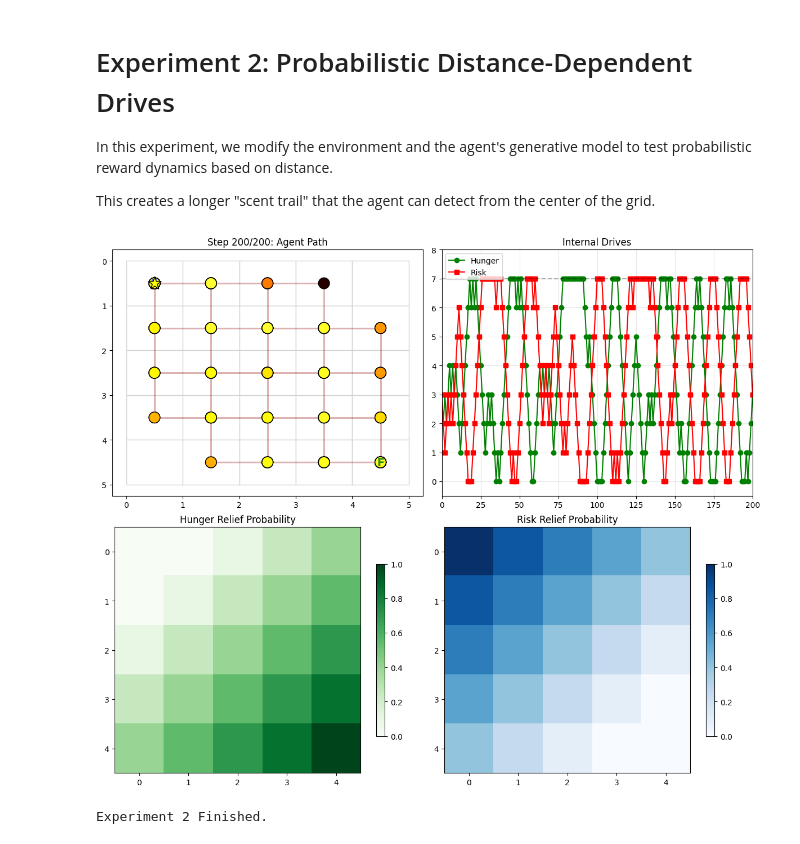
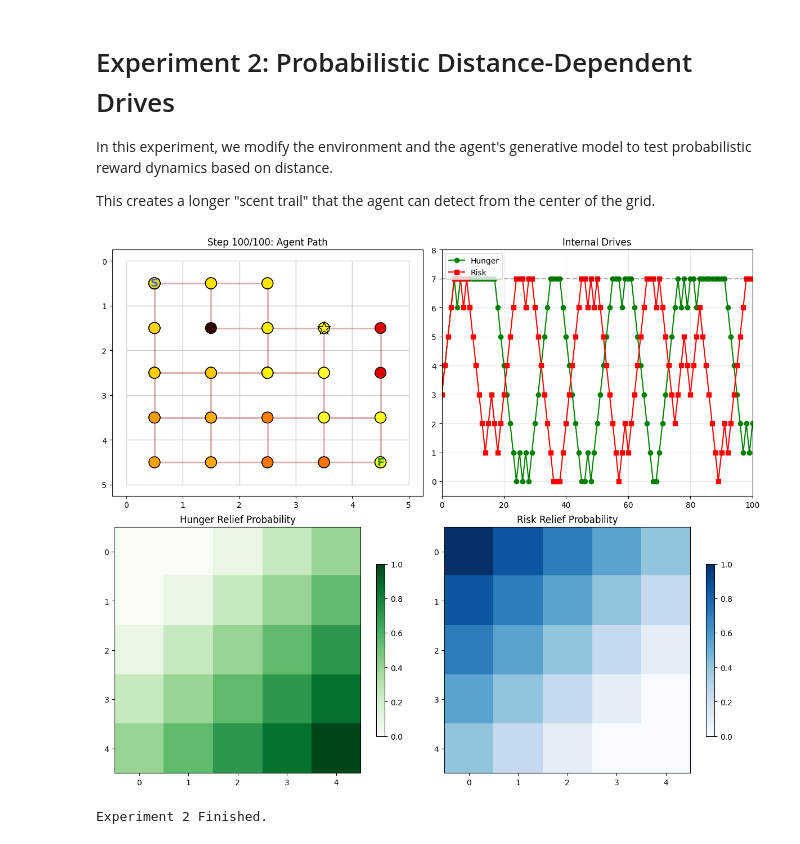
Before and after one commit to Ryan-Palmer/Active-Inference-Agent, a Jupyter notebook: docs/notebooks/Forager.ipynb, the cells around one changed output. Drawn from its saved outputs; the diff is of its cells as text; code cells hidden in the pictures.

```diff
--- a/docs/notebooks/Forager.ipynb
+++ b/docs/notebooks/Forager.ipynb
@@ -921,6 +892,7 @@ This creates a longer "scent trail" that the agent can detect from the center of
 
 # 1. Start with same grid dimensions and max levels
 # New locations: Opposite corners
+grid_dims = [5, 5]  # 5x5 grid (25 locations)
 food_location2 = (4, 4)      # Bottom-right
 shelter_location2 = (0, 0)   # Top-left (unchanged)
 
@@ -1025,6 +997,13 @@ class GridWorldEnvDistancePenalty(GridWorldEnv):
 
 
 # 3. New B Matrices with Distance-Based Transitions
+# We now link hunger state transitions (whether it increases or decreases) to location state.
+# The agent knows that certain locations have a higher likelyhood of hunger and risk increasing or decreasing.
+# If it is really hungry, it will prefer states with a higher chance of hunger decreasing (i.e. closer to food).
+# If it is really stressed, it will prefer states with a higher chance of risk decreasing (i.e. closer to shelter).
+# This sets up a reward liklihood gradient, allowing the agent to form policies with a short horizon that move towards likely sources of a resource scaled by the need for that resource.
+# This is in contrast to Experiment 1 where the agent only gets feedback when it is directly on top of the resource, which requires a policy horizon that spans the entire journey in order to see any value in it.
+
 B2 = utils.obj_array(len(num_states))
 
 # B[0] (Location) - Same as before (Standard movement)
@@ -1039,7 +1018,7 @@ for loc_idx in range(num_grid_points):
     dist = abs(curr_y - food_location2[0]) + abs(curr_x - food_location2[1])
 
     # Linear gradient matching environment
-    p_h = max(0.0, 1.0 - (dist * 0.15))
+    p_h = max(0.0, 1.0 - (dist * 0.15)) # 0.5
 
     for h in range(num_hunger):
         # Two possible outcomes:
@@ -1064,7 +1043,7 @@ for loc_idx in range(num_grid_points):
     dist = abs(curr_y - shelter_location2[0]) + abs(curr_x - shelter_location2[1])
 
     # Linear gradient matching environment
-    p_r = max(0.0, 1.0 - (dist * 0.15))
+    p_r = max(0.0, 1.0 - (dist * 0.15)) # 0.5
 
     for r in range(num_risk):
         next_r_dec = max(0, r - 1)
@@ -1082,10 +1061,7 @@ for i, b_fac in enumerate(B2):
         print(f"Warning: B2[{i}] not normalized!")
 
 # 4. New A Matrices (Observation Model)
-# UPDATED: A matrix should be an IDENTITY mapping.
-# The probabilistic uncertainty is handled in B (Dynamics).
-# If the agent IS hungry at the food source (because the reward check failed),
-# it should OBSERVE that it is hungry.
+# A matrix is now an IDENTITY mapping, e.g if the agent IS hungry it will OBSERVE that it is hungry.
 
 A2 = utils.obj_array(len(num_obs))
 A2[0] = A[0].copy()
@@ -1135,62 +1111,43 @@ D2[0] = utils.onehot(loc_list.index(starting_loc2), num_grid_points)
 D2[1] = utils.onehot(initial_hunger2, num_hunger)
 D2[2] = utils.onehot(initial_risk2, num_risk)
 
-# Tweak C to encourage leaving sooner (via EXPONENTIAL risk/hunger avoidance)
-# KEY FIX: Remove positive rewards. "Satiated" and "Safe" should just be neutral (0.0).
-# Having +10.0 reward for doing nothing (staying at food) makes it hard to leave.
-# Also lower steepness so early risk levels (1, 2) are felt more strongly.
-C[1][0] = 0.0
-C[2][0] = 0.0
-
-penalty_approach2 = -30.0 # Stronger penalty
-exp_steepness = 1.5      # Lower steepness = earlier pain (High steepness was hiding low risk)
-
-# Risk Preferences (Factor 2)
-if n_risk > 2:
-    for i in range(1, n_risk - 1):
-        denominator = (n_risk - 2) - 1
-        progress = (i - 1) / denominator if denominator > 0 else 1.0
-
-        # Exponential scaling: (e^(kx) - 1) / (e^k - 1)
-        # Result: Low penalty for low risk, massive penalty for high risk
-        scale = (np.exp(exp_steepness * progress) - 1) / (np.exp(exp_steepness) - 1)
-        C[2][i] = penalty_approach2 * scale
-
-# Hunger Preferences (Factor 1) - symmetrical
-if n_hunger > 2:
-    for i in range(1, n_hunger - 1):
-        denominator = (n_hunger - 2) - 1
-        progress = (i - 1) / denominator if denominator > 0 else 1.0
-
-        # Exponential scaling
-        scale = (np.exp(exp_steepness * progress) - 1) / (np.exp(exp_steepness) - 1)
-        C[1][i] = penalty_approach2 * scale
-
 # Agent
-policy_len2 = 2
 my_agent2 = Agent(
     A=A2,
     B=B2,
     C=C,
     D=D2,
-    policy_len=policy_len2,
+    policy_len=2,
     B_factor_list=B_factor_list,
-    # inference_algo="MMP",
-    # inference_horizon=3,
-    # use_BMA=False, # try policy_sep_prior=True instead
-    # policy_sep_prior=True, # maintain policy-conditioned beliefs
-    # sophisticated=True, # Enable pruning
-    # si_horizon=3,
-    # si_policy_prune_threshold=1/32,
-    # si_state_prune_threshold=1/32,
-    # si_prune_penalty=128,
+
+    ## B-learning
+    # pB=utils.dirichlet_like(B), # Prior over B. Updated based on how often transition predictions are correct (the more times we see a transition, the more confident we are in it)
+    # save_belief_hist=True, # So we can compare our predicted transitions to actual transitions
+    # lr_pB=1, # learning rate
+    # use_param_info_gain=True, # Place value on actions that reduce uncertainty about B
+
+    ## Inference algorithm
+    # inference_algo="MMP", # Keeps a short history of observations and actions, and for each possible future plan it infers beliefs over a window of time (past + future). This gives richer, policy-specific beliefs but costs more memory
+    # inference_horizon=2,
+    # use_BMA=False, # Baysian Model Averaging - predict future observations by averaging over all policies, weighted by their probabilities. This is more efficient but less precise.
+    # policy_sep_prior=True, # Maintain separate beliefs for each policy (instead of BMA). This allows for more precise, policy-specific beliefs but costs more memory.
+
+    ## Policy pruning to manage combinatorial explosion of sophisticated inference
+    # sophisticated=True, # At each policy timestep, rather than just score the current transition also score possible future transitions up to the si_horizon, weighted by their likelihood. Allows early pruning of high EFE policies and unlikely states.
+    # si_horizon=2, # Simulation horizon for sophisticated inference.
+    # si_policy_prune_threshold=1/8, # Threshold for pruning policies during sophisticated inference. A policy with posterior probability below 1/8 (12.5%) is pruned.
+    # si_state_prune_threshold=1/8, # Threshold for pruning states during sophisticated inference. An observation outcome branch with joint probability below 1/8 (12.5%) is skipped.
+    # si_prune_penalty=512, # EFE penalty applied when pruning during sophisticated inference, penalising the policy in the final scoring. Should be large enough that the pruned policy won't be chosen.
+
     control_fac_idx=control_fac_idx)
 
 # Loop
 from IPython.display import clear_output, display
 import time
 
-T2 = 200 # Increased duration to see oscillation
+# Timesteps
+T2 = 100
+
 history_of_locs2 = [starting_loc2]
 history_of_hunger2 = [initial_hunger2]
 history_of_risk2 = [initial_risk2]
@@ -1215,6 +1172,10 @@ for t in range(T2):
     my_agent2.infer_policies()
     action_idx = int(my_agent2.sample_action()[0])
     action = actions[action_idx]
+
+    # Only enable if B learning is turned on in the Agent constructor otherwise the history won't be available and B param info gain won't be calculated
+    # if t > 0:
+    #     my_agent2.update_B(qs_prev=my_agent2.qs_hist[-2])
 
     loc_obs, hunger_obs, risk_obs = my_env2.step(action)
 
@@ -1260,32 +1221,32 @@ for t in range(T2):
     ax_path.text(shelter_location2[1]+0.5, shelter_location2[0]+0.5, 'S', ha='center', va='center', fontweight='bold', color='royalblue', fontsize=14)
 
     # 2. Stats (Top Right)
     ax_stats = axes[0, 1]
     ax_stats.set_title("Internal Drives")
     ax_stats.plot(history_of_hunger2, 'g-o', label='Hunger')
     ax_stats.plot(history_of_risk2, 'r-s', label='Risk')
     ax_stats.axhline(y=max_hunger, color='k', linestyle='--', alpha=0.3)
     ax_stats.set_xlim(0, T2)
     ax_stats.set_ylim(-0.5, max(max_hunger, max_risk)+1)
     ax_stats.legend(loc='upper left')
     ax_stats.grid(True, alpha=0.3)
 
     # 3. Hunger Map (Bottom Left)
     ax_map1 = axes[1, 0]
     ax_map1.set_title("Hunger Relief Probability")
     im1 = ax_map1.imshow(hunger_grid, cmap='Greens', vmin=0, vmax=1.0)
     fig.colorbar(im1, ax=ax_map1, shrink=0.7)
 
     # 4. Risk Map (Bottom Right)
     ax_map2 = axes[1, 1]
     ax_map2.set_title("Risk Relief Probability")
     im2 = ax_map2.imshow(risk_grid, cmap='Blues', vmin=0, vmax=1.0)
     fig.colorbar(im2, ax=ax_map2, shrink=0.7)
 
     plt.tight_layout()
     plt.show()
 
 print("Experiment 2 Finished.")
 # %% [output]
-[figure, old version]
+[figure, new version]
 Experiment 2 Finished.
```
Also changed, not shown: parts of 4 cells of this notebook.
